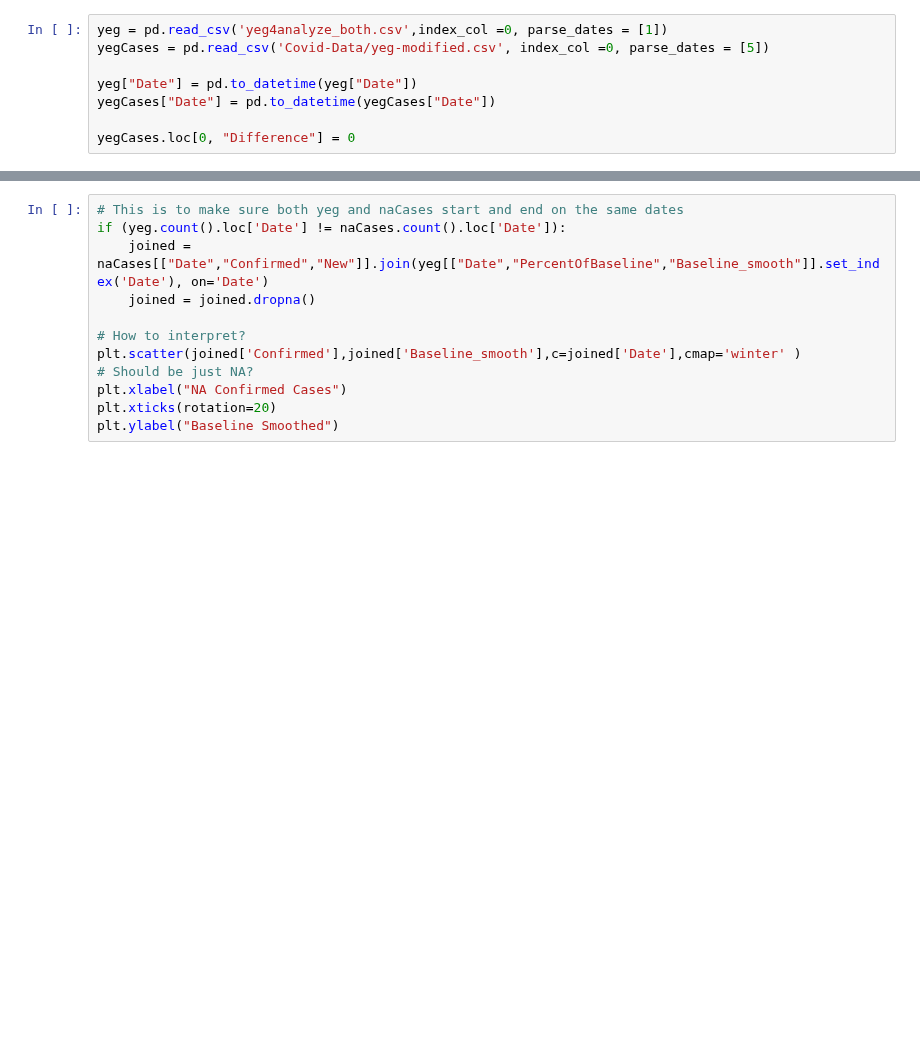
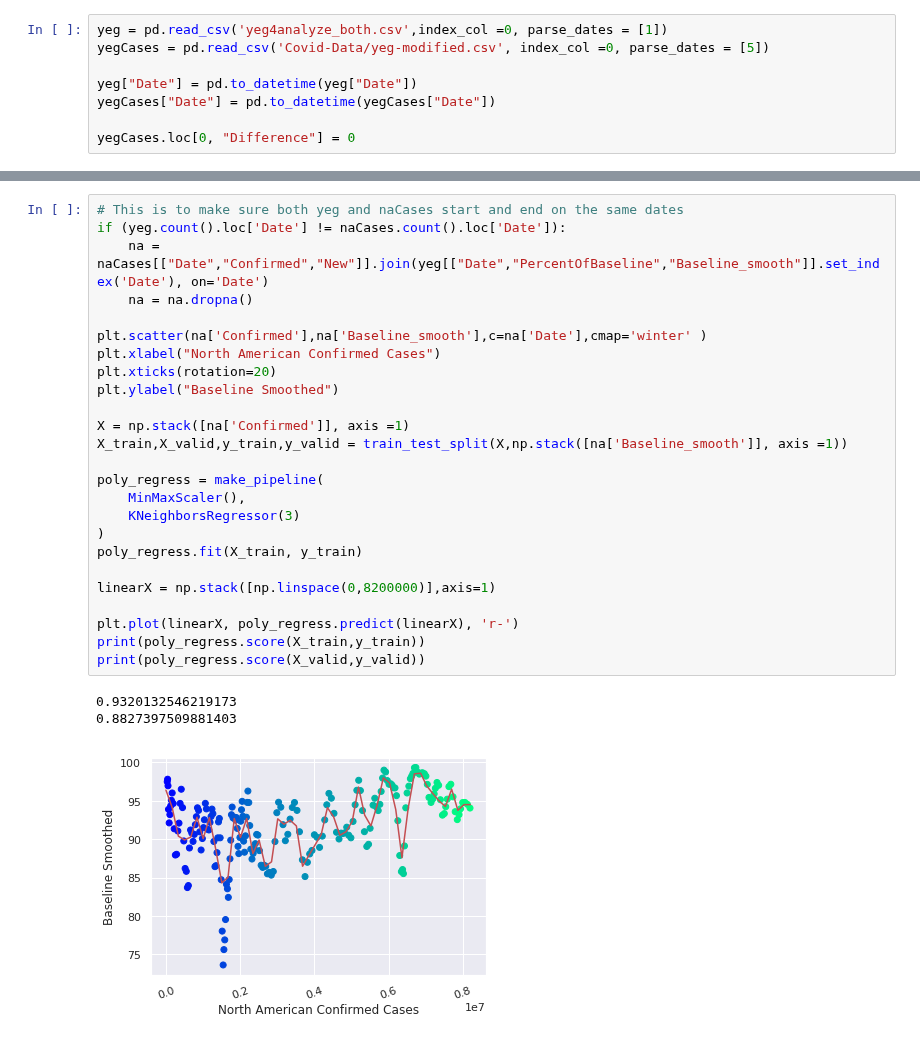
Before and after one commit to clement-ip/covid-airport-travel, a Jupyter notebook: analyzeYEG.ipynb, the cells around one changed output, grey strips where cells are left out. Cells and saved outputs as stored; diff of their text form; blank space fills up the shorter version.

```diff
--- a/analyzeYEG.ipynb
+++ b/analyzeYEG.ipynb
@@ -174,15 +222,32 @@ plt.legend()
 # %%
 # This is to make sure both yeg and naCases start and end on the same dates
 if (yeg.count().loc['Date'] != naCases.count().loc['Date']):
-    joined = naCases[["Date","Confirmed","New"]].join(yeg[["Date","PercentOfBaseline","Baseline_smooth"]].set_index('Date'), on='Date')
-    joined = joined.dropna()
+    na = naCases[["Date","Confirmed","New"]].join(yeg[["Date","PercentOfBaseline","Baseline_smooth"]].set_index('Date'), on='Date')
+    na = na.dropna()
 
-# How to interpret?
-plt.scatter(joined['Confirmed'],joined['Baseline_smooth'],c=joined['Date'],cmap='winter' )
-# Should be just NA?
-plt.xlabel("NA Confirmed Cases")
+plt.scatter(na['Confirmed'],na['Baseline_smooth'],c=na['Date'],cmap='winter' )
+plt.xlabel("North American Confirmed Cases")
 plt.xticks(rotation=20)
 plt.ylabel("Baseline Smoothed")
+
+X = np.stack([na['Confirmed']], axis =1)
+X_train,X_valid,y_train,y_valid = train_test_split(X,np.stack([na['Baseline_smooth']], axis =1))
+
+poly_regress = make_pipeline(
+    MinMaxScaler(),
+    KNeighborsRegressor(3)
+)
+poly_regress.fit(X_train, y_train)
+
+linearX = np.stack([np.linspace(0,8200000)],axis=1)
+
+plt.plot(linearX, poly_regress.predict(linearX), 'r-')
+print(poly_regress.score(X_train,y_train))
+print(poly_regress.score(X_valid,y_valid))
+# %% [output]
+0.9320132546219173
+0.8827397509881403
+[figure, added]
 # %%
 # GB regressor does the best out of all of them bc diff factors are weighed differently
 # Also not that much data, so neural network doesn't really work
```
Also changed, not shown: parts of 8 cells of this notebook, 2 other files.
